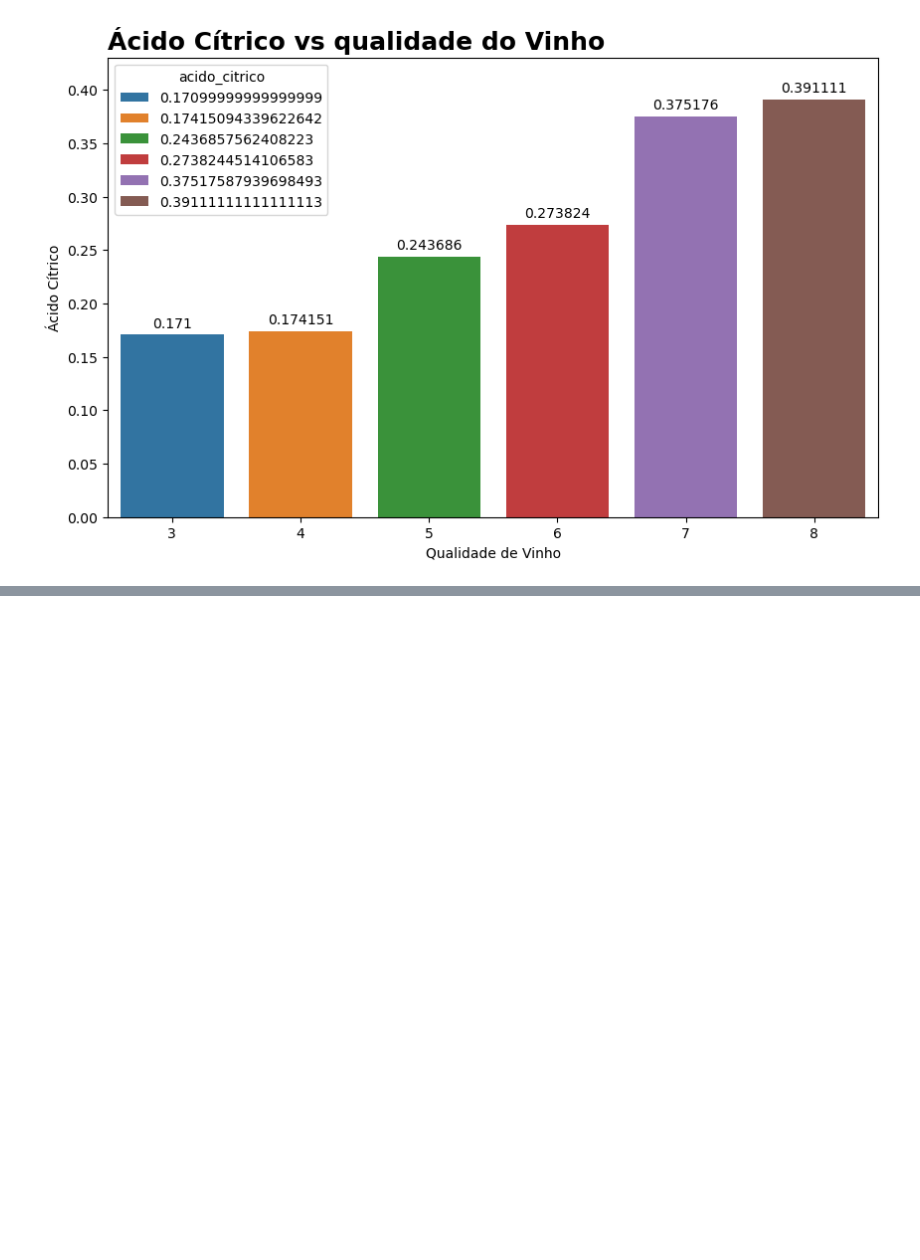
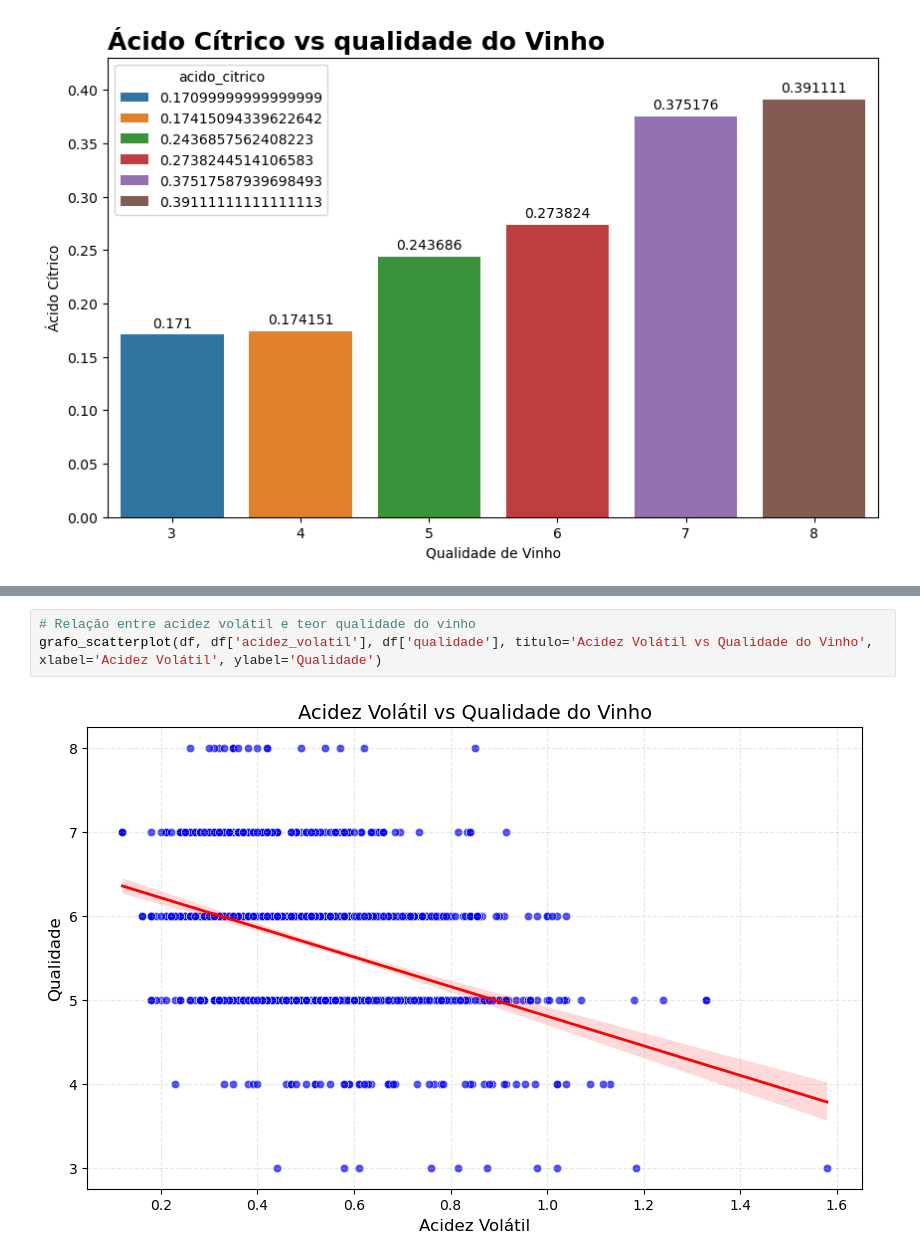
Before and after one commit to JacksonvBarbosa/Analise_qualidade_vinhos, a Jupyter notebook: Portfolio-DA-vinhos-jackwine/notebooks/exploracao_dos_dados.ipynb, the cells around one changed output, grey strips where cells are left out. Cells and saved outputs as stored; diff of their text form; blank space fills up the shorter version.

```diff
--- a/Portfolio-DA-vinhos-jackwine/notebooks/exploracao_dos_dados.ipynb
+++ b/Portfolio-DA-vinhos-jackwine/notebooks/exploracao_dos_dados.ipynb
@@ -222,0 +237,5 @@ grafo_barra(media_citrico_qualidade, media_citrico_qualidade.index, media_citric
+# %%
+# Relação entre acidez volátil e teor qualidade do vinho
+grafo_scatterplot(df, df['acidez_volatil'], df['qualidade'], titulo='Acidez Volátil vs Qualidade do Vinho', xlabel='Acidez Volátil', ylabel='Qualidade')
+# %% [output]
+[figure, added]
```
Also changed, not shown: parts of 10 cells of this notebook, 2 other files.
